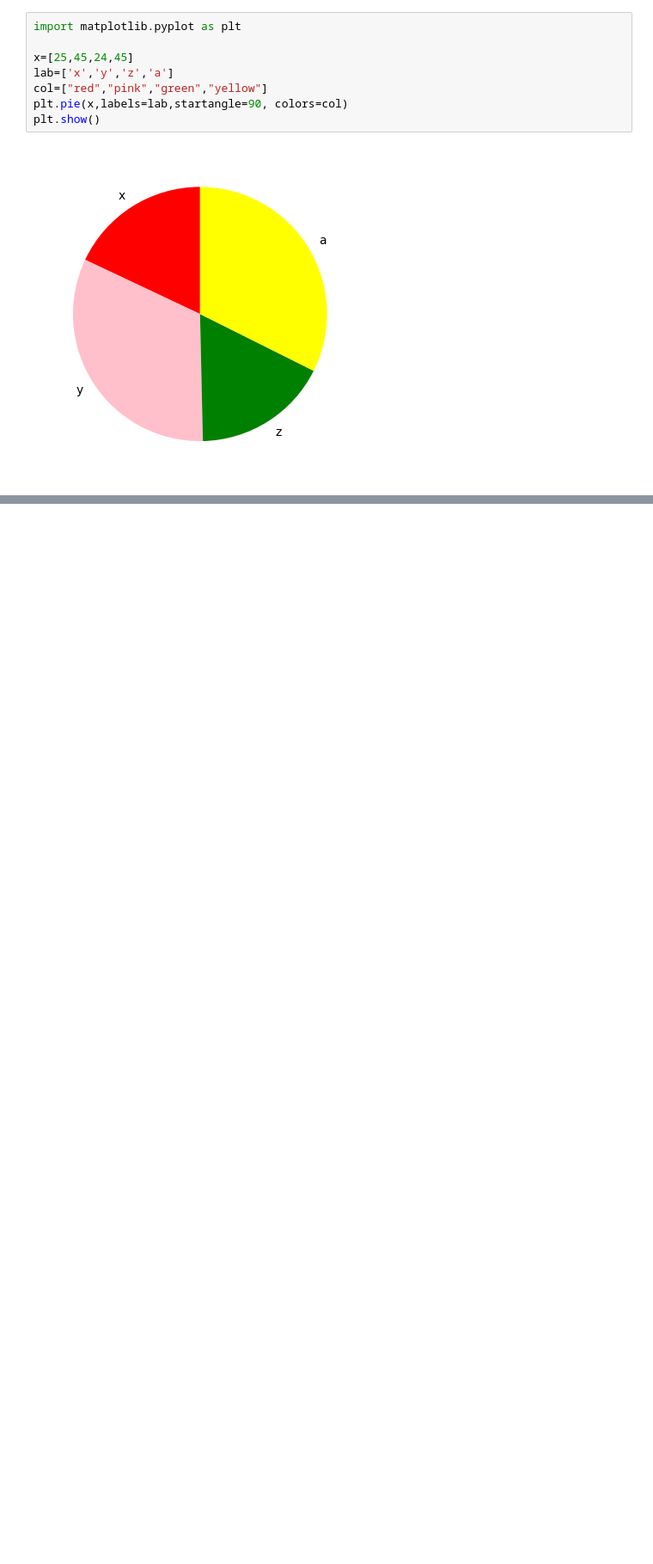
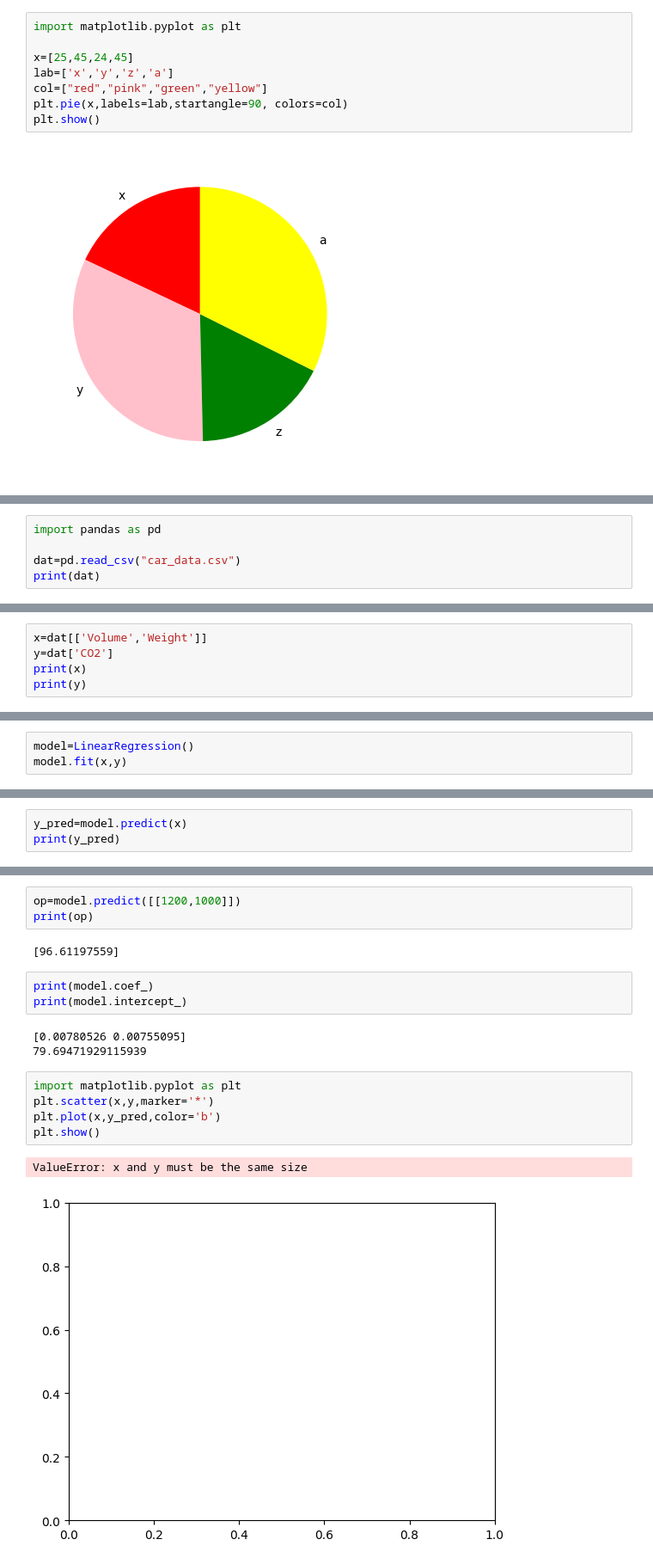
Before and after one commit to AnilBagaji/MachineLearning, a Jupyter notebook: Day9.ipynb, the cells around one changed output, grey strips where cells are left out. Shown at 86% size. Saved outputs shown, nothing was run; the diff lists cells and outputs as text; blank space fills up the shorter version.

```diff
--- a/Day9.ipynb
+++ b/Day9.ipynb
@@ -1014,0 +1126,5 @@ plt.show()
+# %%
+import pandas as pd
+
+dat=pd.read_csv("car_data.csv")
+print(dat)
@@ -1014,0 +1149,5 @@ plt.show()
+# %%
+x=dat[['Volume','Weight']]
+y=dat['CO2']
+print(x)
+print(y)
@@ -1014,0 +1172,3 @@ plt.show()
+# %%
+model=LinearRegression()
+model.fit(x,y)
@@ -1014,0 +1177,3 @@ plt.show()
+# %%
+y_pred=model.predict(x)
+print(y_pred)
@@ -1014,0 +1194,19 @@ plt.show()
+# %%
+op=model.predict([[1200,1000]])
+print(op)
+# %% [output]
+[96.61197559]
+# %%
+print(model.coef_)
+print(model.intercept_)
+# %% [output]
+[0.00780526 0.00755095]
+79.69471929115939
+# %%
+import matplotlib.pyplot as plt
+plt.scatter(x,y,marker='*')
+plt.plot(x,y_pred,color='b')
+plt.show()
+# %% [output]
+ValueError: x and y must be the same size
+[figure, added]
```
Also changed, not shown: parts of 15 cells of this notebook.
